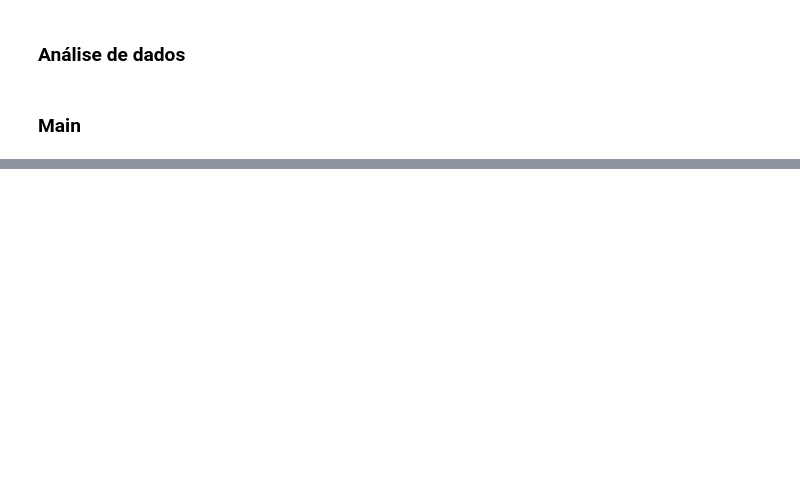
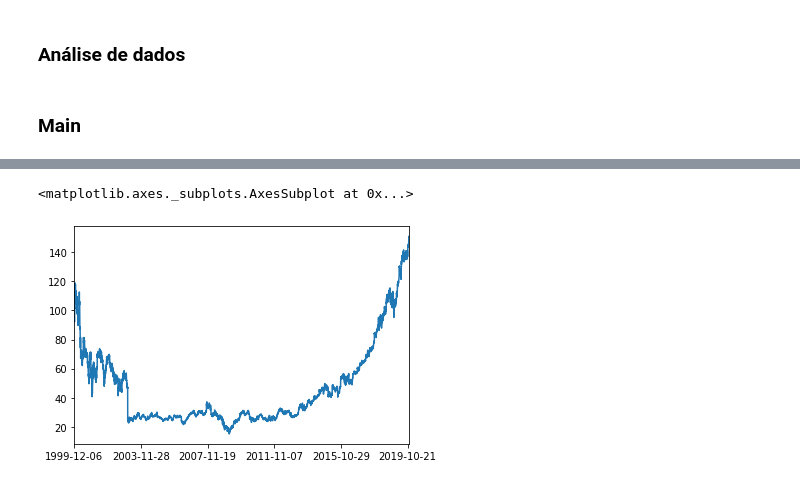
Before and after one commit to rHilkner/mc030, a Jupyter notebook: pfg.ipynb, the cells around one changed output, grey strips where cells are left out. Saved outputs shown, nothing was run; the diff lists cells and outputs as text; code cells hidden in the pictures; blank space fills up the shorter version.

```diff
--- a/pfg.ipynb
+++ b/pfg.ipynb
@@ -112,16 +157,15 @@ def getIndicatorList(indicatorFunctions, symbol):
     return indicators
 # %%
 # Filtrando dados válidos - apenas aqueles cujas datas estão na lista de preços e de indicadores
-def filterData(prices, indicators):
+def filterData(prices, indicators, indicatorFunctions):
     filteredPrices = {date: price for date, price in prices.items() if date in indicators.keys()}
     filteredIndicators = {date: indicators for date, indicators in indicators.items() if date in prices.keys()}
     return filteredPrices, filteredIndicators
 
-
 def getData(stockSymbol, indicatorFunctions):
     stockPrices = getStockPrice(stockSymbol)
     indicators = getIndicatorList(indicatorFunctions, stockSymbol)
-    stockPrices, indicators = filterData(stockPrices, indicators)
+    stockPrices, indicators = filterData(stockPrices, indicators, indicatorFunctions)
     return stockPrices, indicators
 
 def getForexData(fromForexSymbol, toForexSymbol, indicatorFunctions):
@@ -634,0 +392,10 @@ Epoch 200/200
+# %%
+df = pd.DataFrame.from_dict(stockPrices, orient='index')
+
+div = df[0].astype('float').div(df[0].astype('float').shift(-1))
+# %%
+df.sort_index(inplace=True)
+df[0].astype('float').plot()
+# %% [output]
+<matplotlib.axes._subplots.AxesSubplot at 0x...>
+[figure, added]
```
Also changed, not shown: parts of 54 cells of this notebook.
